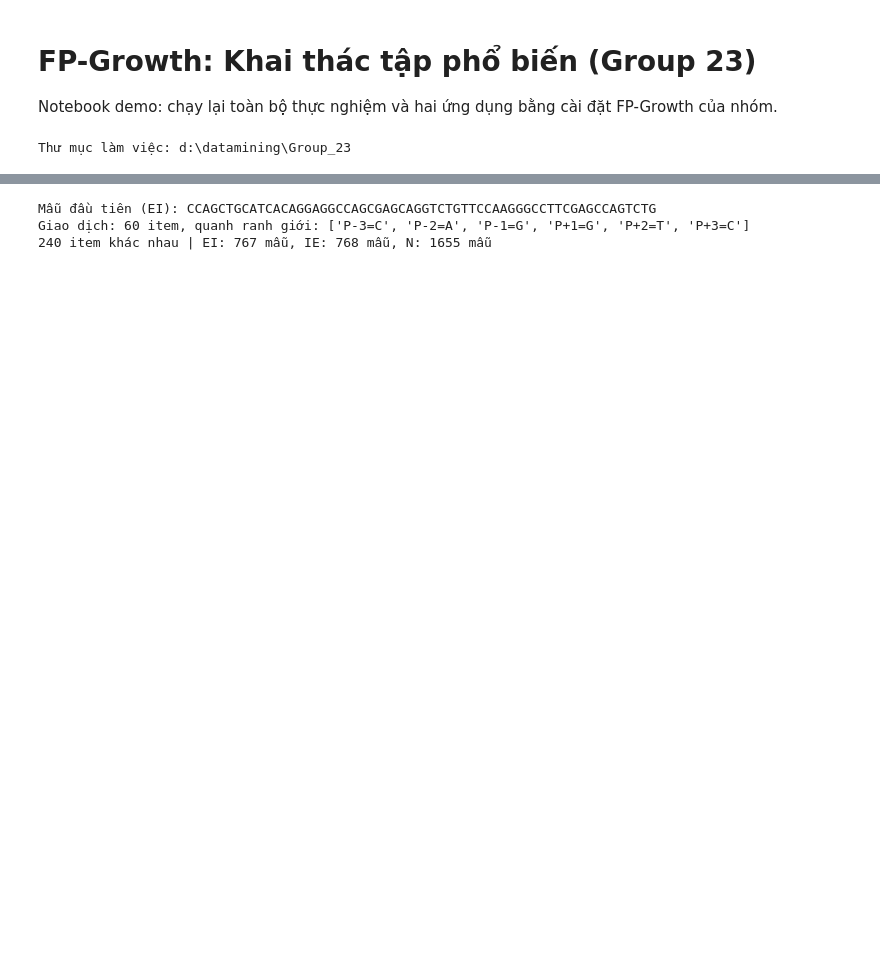
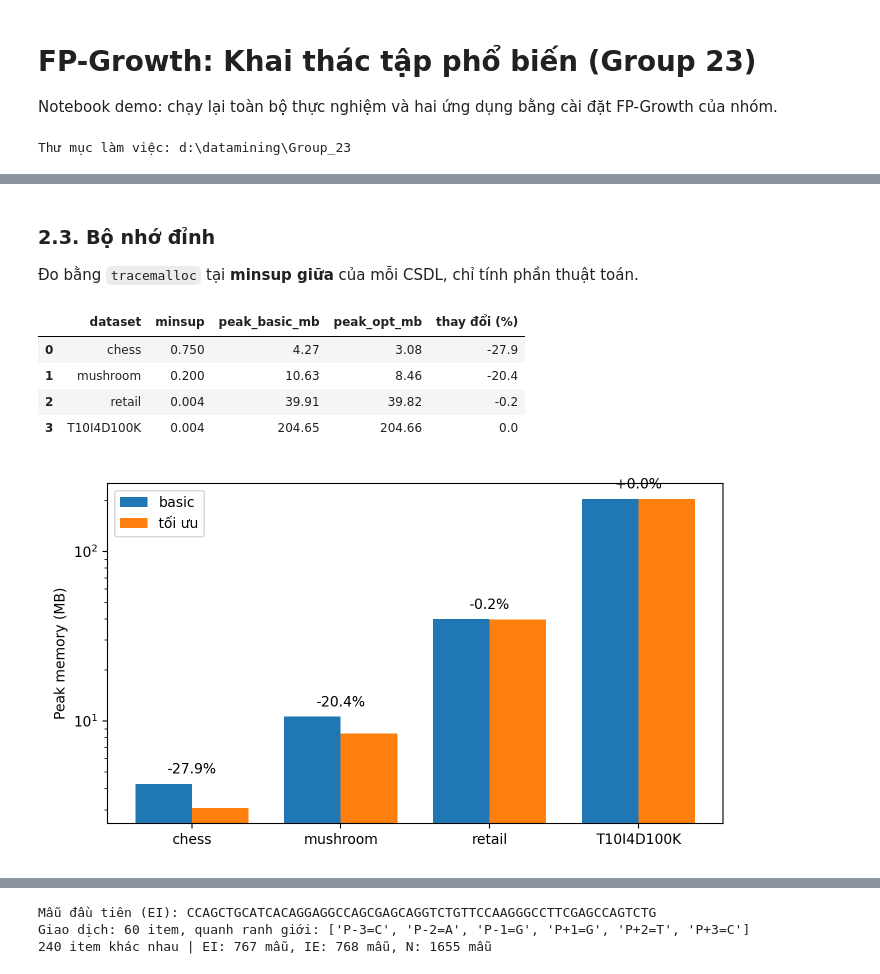
Before and after one commit to KhoaTranFitus/Frequent_Itemset, a Jupyter notebook: notebooks/demo.ipynb, the cells around one changed output, grey strips where cells are left out. Drawn from its saved outputs; the diff is of its cells as text; code cells hidden in the pictures; blank space fills up the shorter version.

```diff
--- a/notebooks/demo.ipynb
+++ b/notebooks/demo.ipynb
@@ -20,0 +174,17 @@ Thư mục làm việc: d:\datamining\Group_23
+# %% [markdown]
+
+### 2.3. Bộ nhớ đỉnh
+
+Đo bằng `tracemalloc` tại **minsup giữa** của mỗi CSDL, chỉ tính phần thuật toán.
+# %%
+mem = pd.read_csv(f"{EXP}/memory.csv")
+mem["thay đổi (%)"] = ((mem["peak_opt_mb"] / mem["peak_basic_mb"] - 1) * 100).round(1)
+display(mem)
+hinh("memory")
+# %% [output]
+|  | dataset | minsup | peak_basic_mb | peak_opt_mb | thay đổi (%) |
+| 0 | chess | 0.750 | 4.27 | 3.08 | -27.9 |
+| 1 | mushroom | 0.200 | 10.63 | 8.46 | -20.4 |
+| 2 | retail | 0.004 | 39.91 | 39.82 | -0.2 |
+| 3 | T10I4D100K | 0.004 | 204.65 | 204.66 | 0.0 |
+[figure, added]
```
Also changed, not shown: parts of 96 cells of this notebook, 3 other files.
